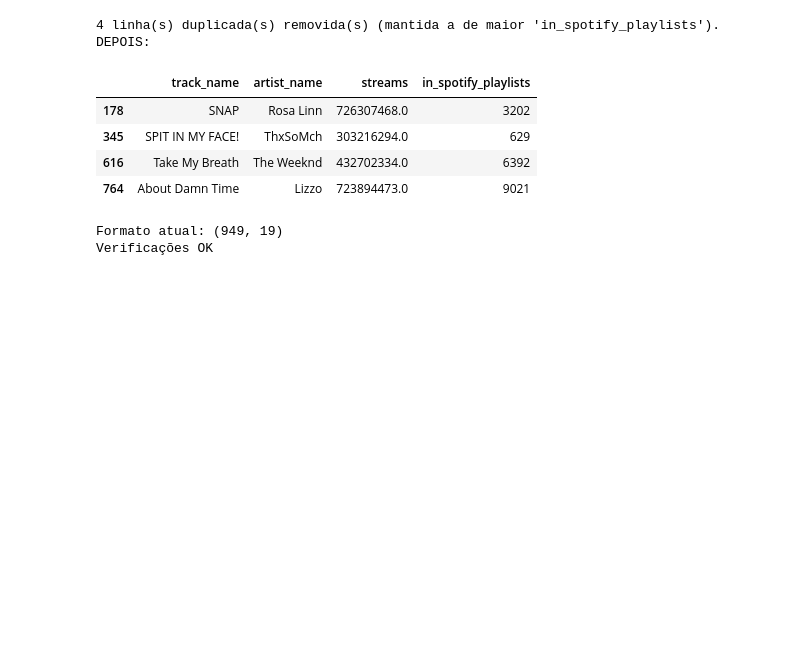
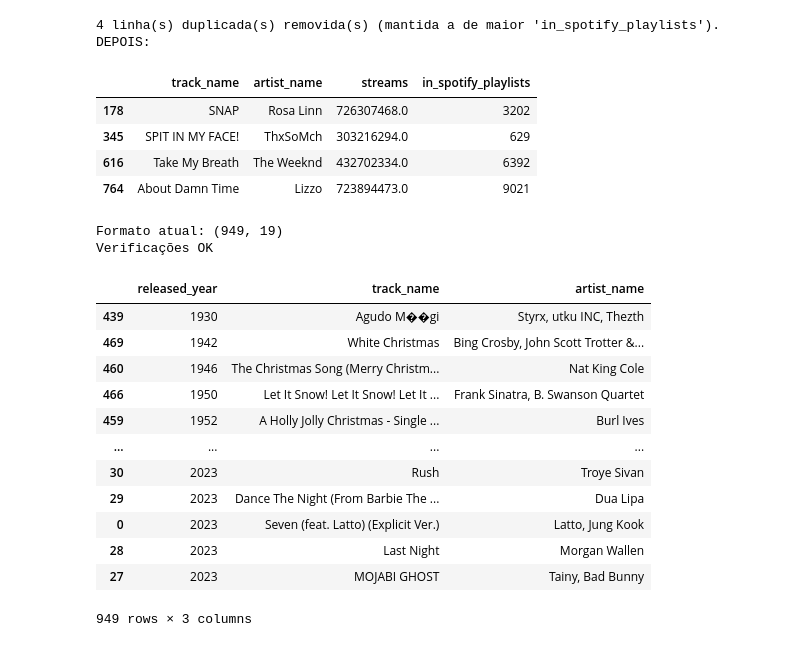
Before and after one commit to CarlosEduardodeCamposOlivera/spotify-streams-analysis, a Jupyter notebook: notebooks/02_selecao_e_limpeza.ipynb, the cells around one changed output. Saved outputs shown, nothing was run; the diff lists cells and outputs as text; code cells hidden in the pictures; blank space fills up the shorter version.

```diff
--- a/notebooks/02_selecao_e_limpeza.ipynb
+++ b/notebooks/02_selecao_e_limpeza.ipynb
@@ -243,3 +243,19 @@ print("Verificações OK")
 # %% [output]
 Formato atual: (949, 19)
 Verificações OK
+# %%
+df[['released_year', 'track_name', 'artist_name']].sort_values(by='released_year', ascending=True)
+# %% [output]
+|  | released_year | track_name | artist_name |
+| 439 | 1930 | Agudo M��gi | Styrx, utku INC, Thezth |
+| 469 | 1942 | White Christmas | Bing Crosby, John Scott Trotter &... |
+| 460 | 1946 | The Christmas Song (Merry Christm... | Nat King Cole |
+| 466 | 1950 | Let It Snow! Let It Snow! Let It ... | Frank Sinatra, B. Swanson Quartet |
+| 459 | 1952 | A Holly Jolly Christmas - Single ... | Burl Ives |
+| ... | ... | ... | ... |
+| 30 | 2023 | Rush | Troye Sivan |
+| 29 | 2023 | Dance The Night (From Barbie The ... | Dua Lipa |
+| 0 | 2023 | Seven (feat. Latto) (Explicit Ver.) | Latto, Jung Kook |
+| 28 | 2023 | Last Night | Morgan Wallen |
+| 27 | 2023 | MOJABI GHOST | Tainy, Bad Bunny |
+949 rows × 3 columns
```
Also changed, not shown: parts of 6 cells of this notebook, 1 other file.
